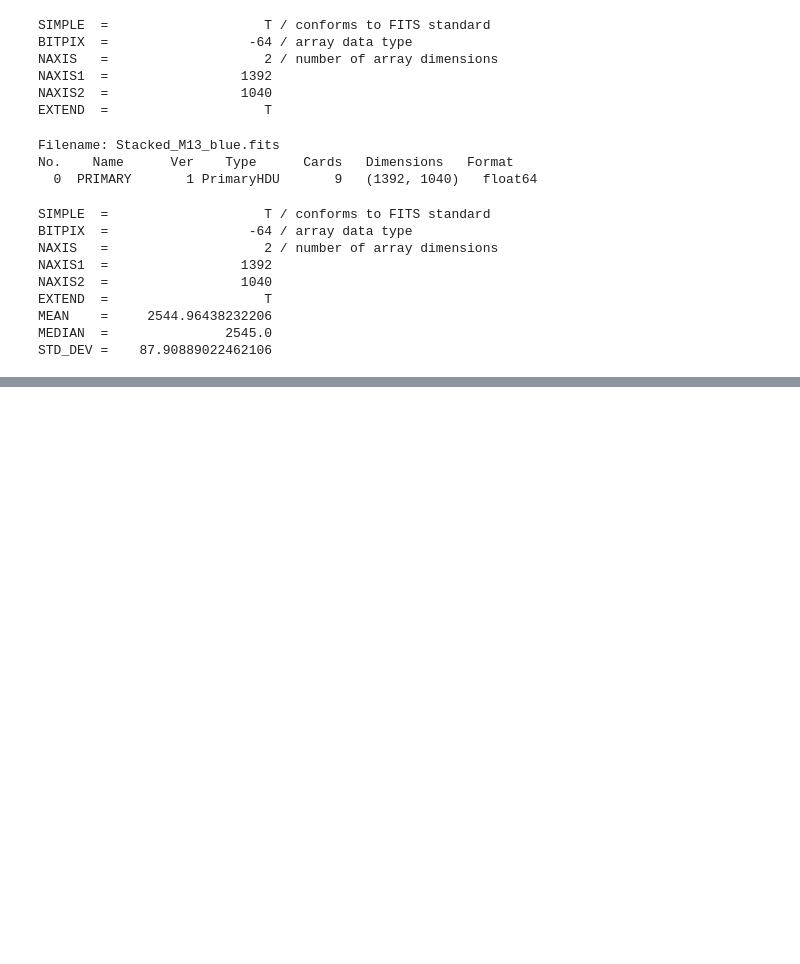
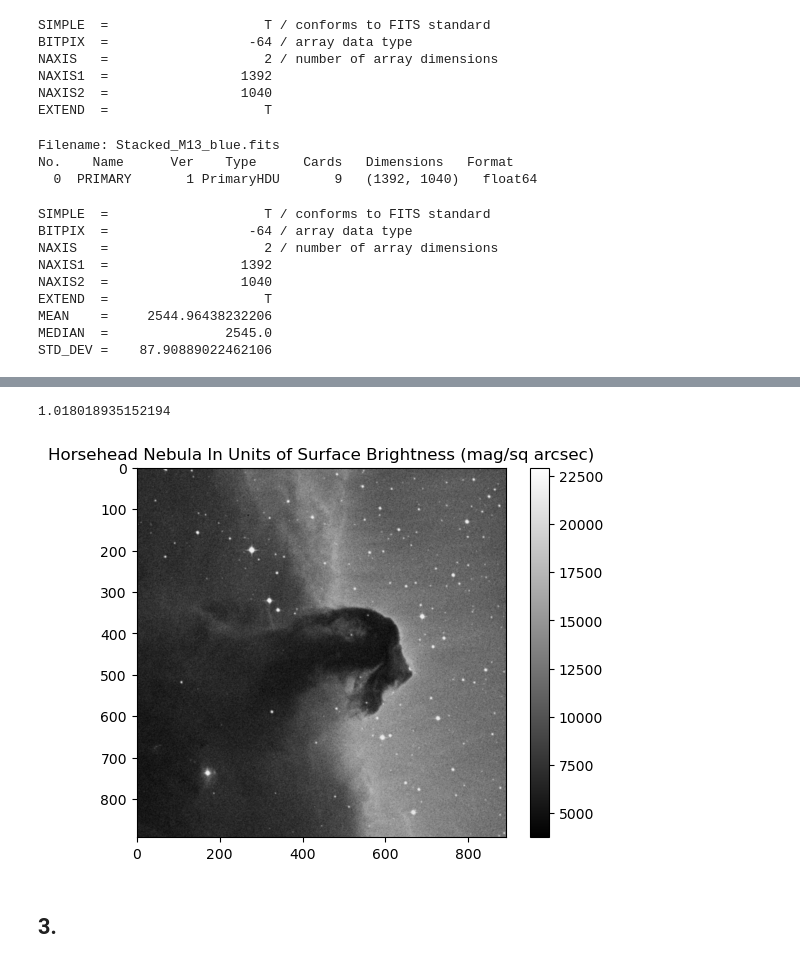
Before and after one commit to Alexander-Leesman/astropy_tutorials, a Jupyter notebook: view_manipulate_fits.ipynb, the cells around one changed output, grey strips where cells are left out. Drawn from its saved outputs; the diff is of its cells as text; code cells hidden in the pictures; blank space fills up the shorter version.

```diff
--- a/view_manipulate_fits.ipynb
+++ b/view_manipulate_fits.ipynb
@@ -301,0 +328,5 @@ outfile_hdu_list.close()
+# %%
+# The physical size of the image is 15x15 arcmin = 900x900 arcsec.
+# Horsehead Nebula is image_file from previous cells.
+hh_data = fits.getdata(image_file)
+print(hh_data.shape)
@@ -301,0 +345,24 @@ outfile_hdu_list.close()
+# %%
+# Calculate the area of a pixel, given the physical size and the shape.
+x_dim = 900/893 # arcsec/pixels
+y_dim = 900/891 # arcsec/pixels
+
+# Area of a pixel
+pixel_area = x_dim * y_dim # arcsec**2
+print(pixel_area)
+# %% [output]
+1.018018935152194
+# %%
+# Surface brightness S = m + 2.5 log(A); pixel magnitude m and pixel area A. Magnitude is logarithmic.
+import math
+hhf_data = hh_data + 2.5*math.log(pixel_area)
+# %%
+# Show the image
+plt.imshow(hhf_data, cmap='gray')
+plt.colorbar()
+plt.title("Horsehead Nebula In Units of Surface Brightness (mag/sq arcsec)")
+plt.show()
+# %% [output]
+[figure, added]
+# %% [markdown]
+## 3.
```
Also changed, not shown: parts of 15 cells of this notebook.
